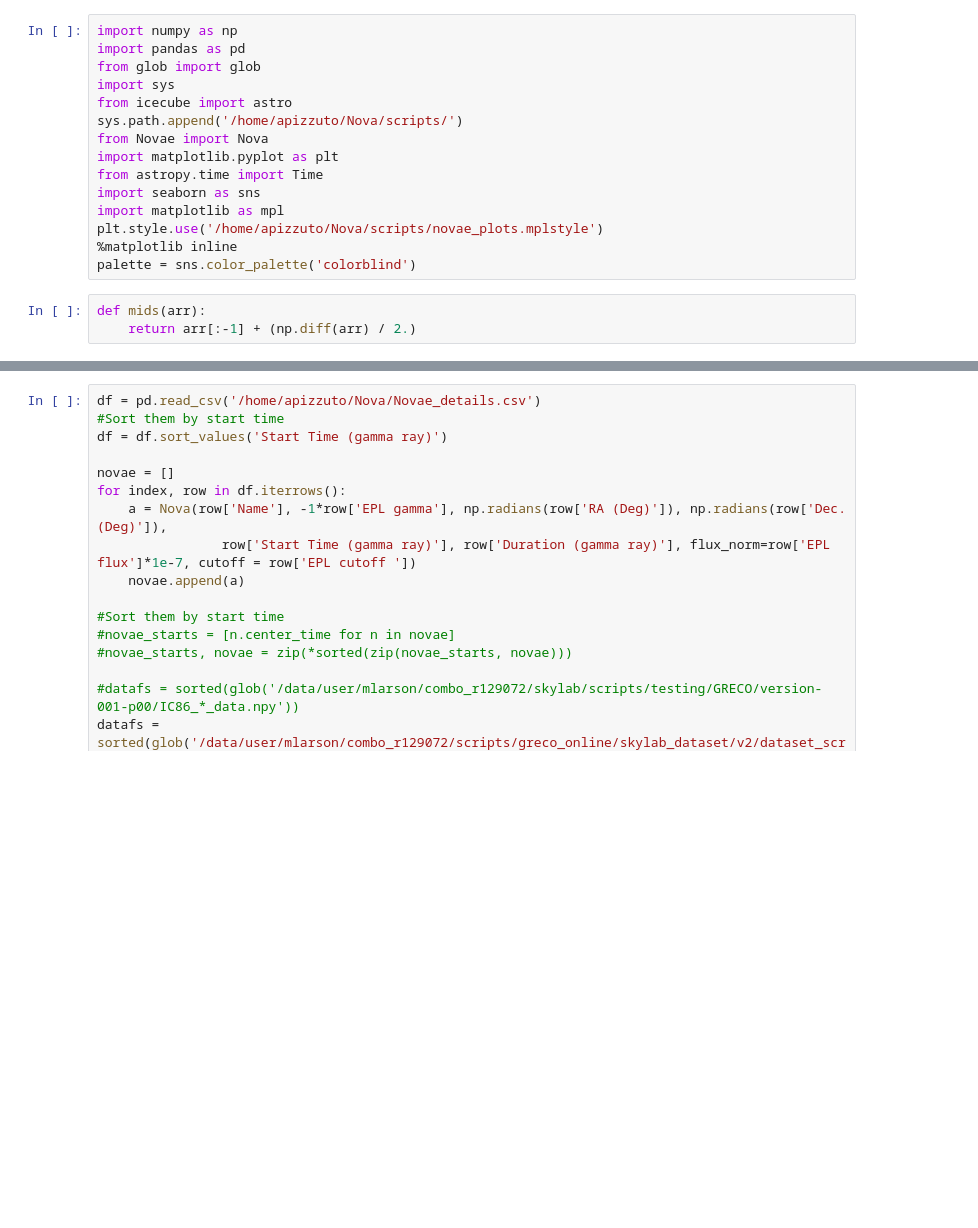
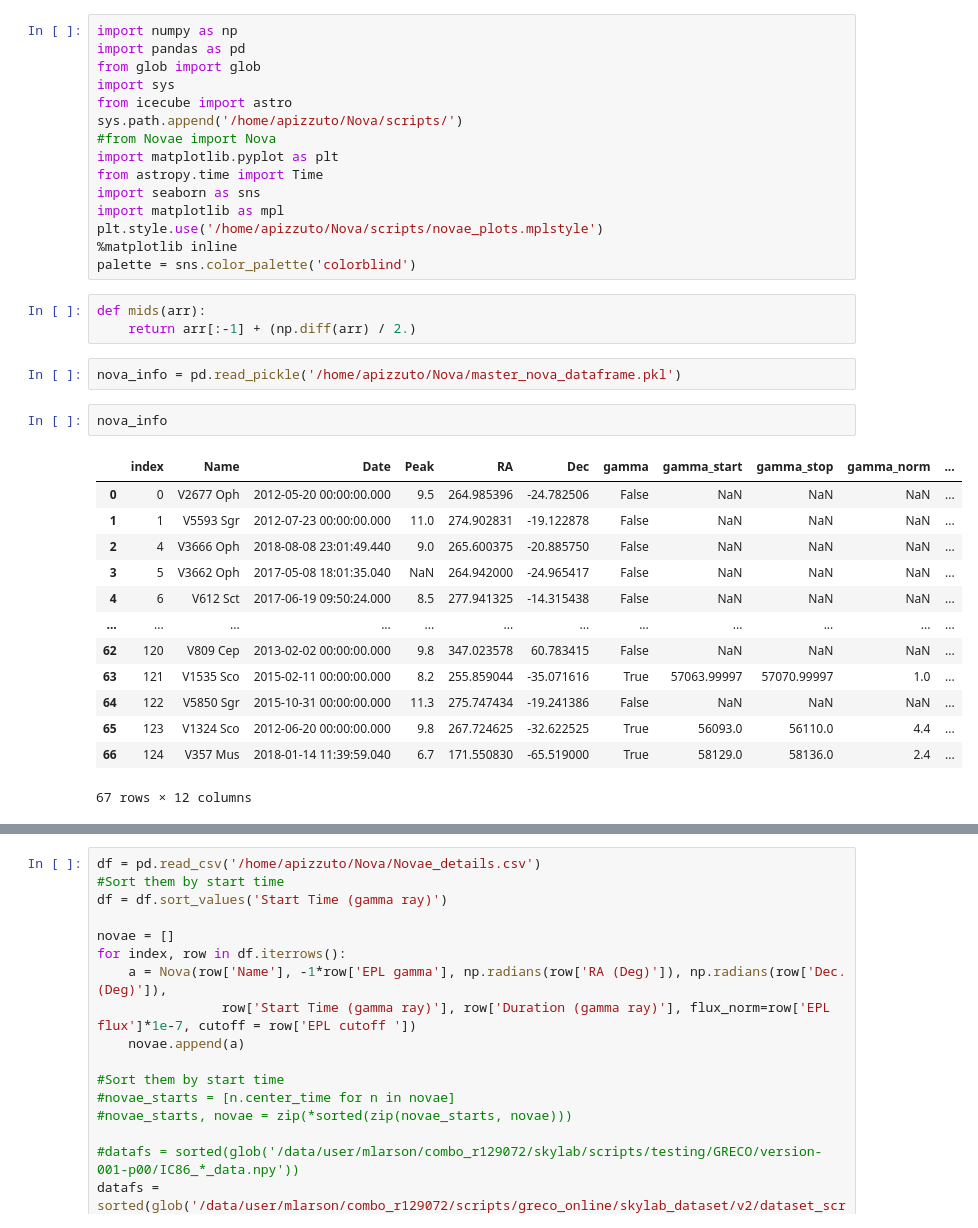
Before and after one commit to apizzuto/Novae, a Jupyter notebook: notebooks/check_livetimes_with_grls.ipynb, the cells around one changed output, grey strips where cells are left out. Saved outputs shown, nothing was run; the diff lists cells and outputs as text; blank space fills up the shorter version.

```diff
--- a/notebooks/check_livetimes_with_grls.ipynb
+++ b/notebooks/check_livetimes_with_grls.ipynb
@@ -5,7 +5,7 @@ from glob import glob
 import sys
 from icecube import astro
 sys.path.append('/home/apizzuto/Nova/scripts/')
-from Novae import Nova
+#from Novae import Nova
 import matplotlib.pyplot as plt
 from astropy.time import Time
 import seaborn as sns
@@ -16,3 +16,21 @@ palette = sns.color_palette('colorblind')
 # %%
 def mids(arr):
     return arr[:-1] + (np.diff(arr) / 2.)
+# %%
+nova_info = pd.read_pickle('/home/apizzuto/Nova/master_nova_dataframe.pkl')
+# %%
+nova_info
+# %% [output]
+|  | index | Name | Date | Peak | RA | Dec | gamma | gamma_start | gamma_stop | gamma_norm | ... |
+| 0 | 0 | V2677 Oph | 2012-05-20 00:00:00.000 | 9.5 | 264.985396 | -24.782506 | False | NaN | NaN | NaN | ... |
+| 1 | 1 | V5593 Sgr | 2012-07-23 00:00:00.000 | 11.0 | 274.902831 | -19.122878 | False | NaN | NaN | NaN | ... |
+| 2 | 4 | V3666 Oph | 2018-08-08 23:01:49.440 | 9.0 | 265.600375 | -20.885750 | False | NaN | NaN | NaN | ... |
+| 3 | 5 | V3662 Oph | 2017-05-08 18:01:35.040 | NaN | 264.942000 | -24.965417 | False | NaN | NaN | NaN | ... |
+| 4 | 6 | V612 Sct | 2017-06-19 09:50:24.000 | 8.5 | 277.941325 | -14.315438 | False | NaN | NaN | NaN | ... |
+| ... | ... | ... | ... | ... | ... | ... | ... | ... | ... | ... | ... |
+| 62 | 120 | V809 Cep | 2013-02-02 00:00:00.000 | 9.8 | 347.023578 | 60.783415 | False | NaN | NaN | NaN | ... |
+| 63 | 121 | V1535 Sco | 2015-02-11 00:00:00.000 | 8.2 | 255.859044 | -35.071616 | True | 57063.99997 | 57070.99997 | 1.0 | ... |
+| 64 | 122 | V5850 Sgr | 2015-10-31 00:00:00.000 | 11.3 | 275.747434 | -19.241386 | False | NaN | NaN | NaN | ... |
+| 65 | 123 | V1324 Sco | 2012-06-20 00:00:00.000 | 9.8 | 267.724625 | -32.622525 | True | 56093.0 | 56110.0 | 4.4 | ... |
+| 66 | 124 | V357 Mus | 2018-01-14 11:39:59.040 | 6.7 | 171.550830 | -65.519000 | True | 58129.0 | 58136.0 | 2.4 | ... |
+67 rows × 12 columns
```
Also changed, not shown: parts of 1 cell of this notebook, 2 other files.
